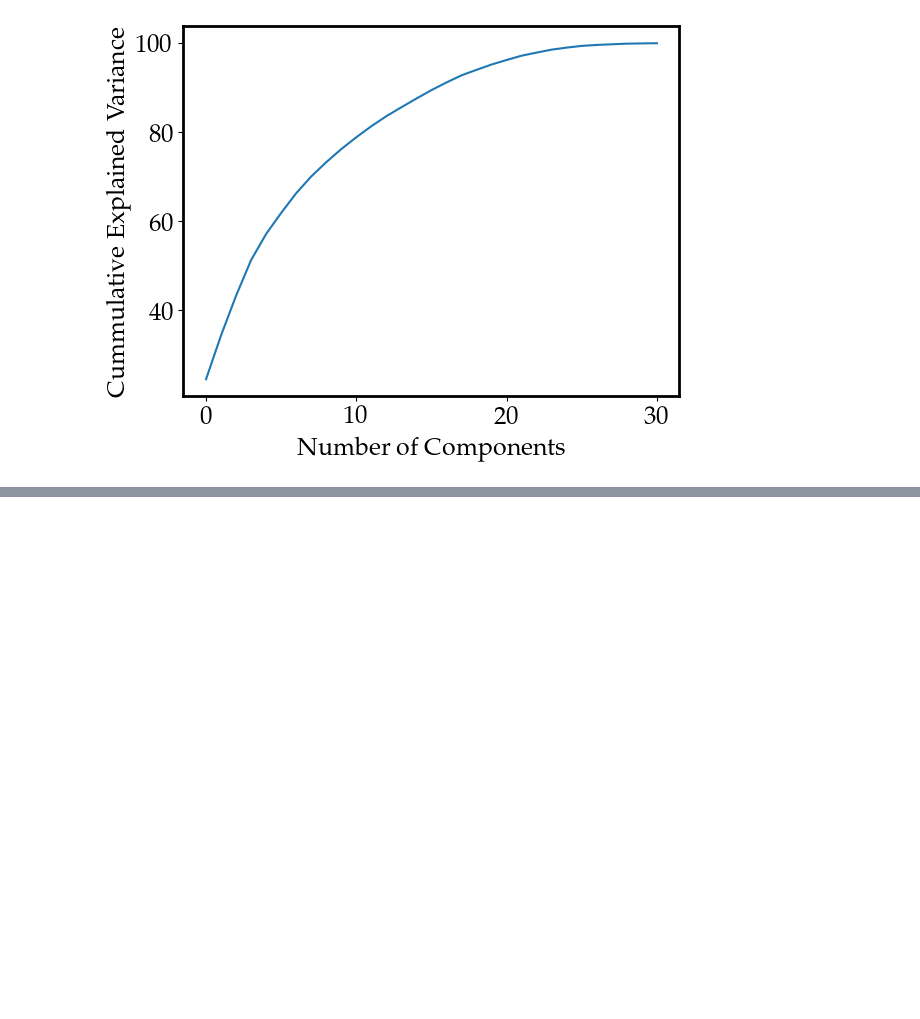
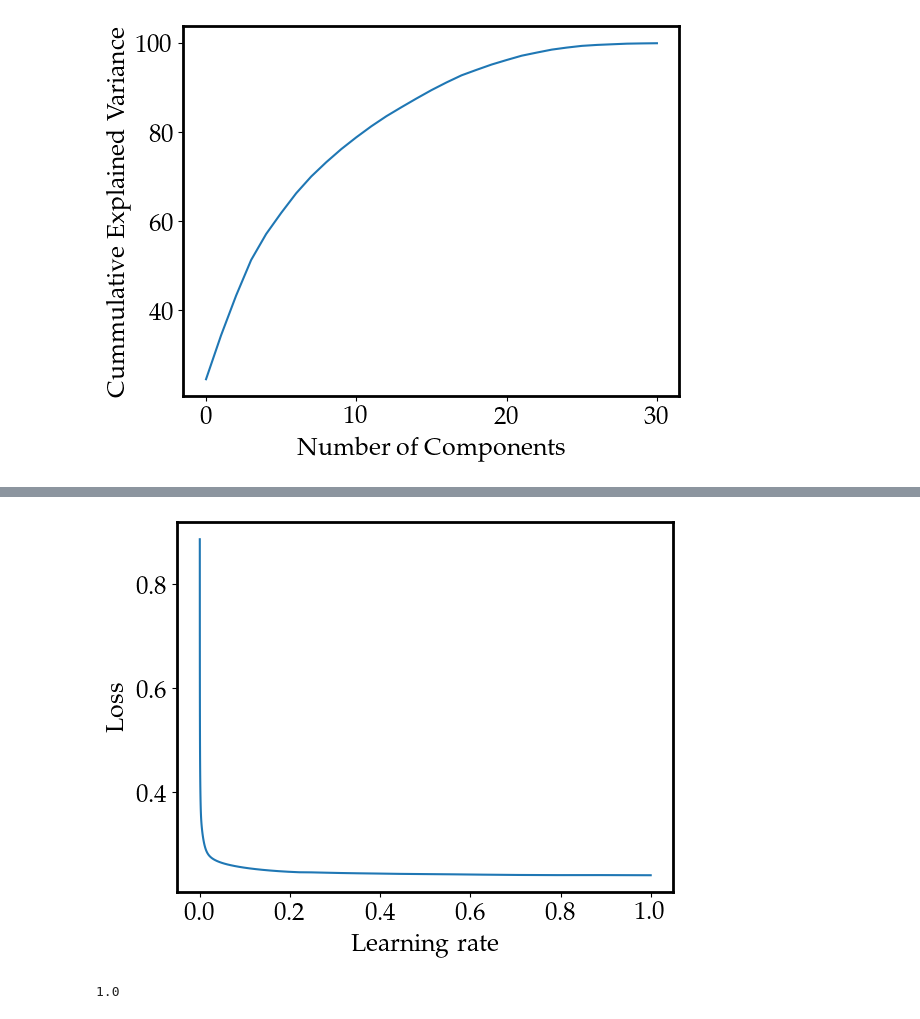
Before and after one commit to ikrommyd/PHYS549, a Jupyter notebook: model.ipynb, the cells around one changed output, grey strips where cells are left out. Cells and saved outputs as stored; diff of their text form; code cells hidden in the pictures; blank space fills up the shorter version.

```diff
--- a/model.ipynb
+++ b/model.ipynb
@@ -259,4 +239,7 @@ fj_tau_vertexMass_0              0.017537
 dtype: float64
+# %%
+X_train_final = pd.DataFrame(pca.transform(X_train)).iloc[:,:15]
+X_test_final =  pd.DataFrame(pca.transform(X_test)).iloc[:,:15]
 # %%
 def make_ks_plot(y_train, train_proba, y_test, test_proba, bins=30, fig_sz=(10, 8)):
     '''
@@ -328,9 +311,9 @@ def make_ks_plot(y_train, train_proba, y_test, test_proba, bins=30, fig_sz=(10,
 # build a simple neural network in keras
 
 keras_model = keras.Sequential()
-keras_model.add(Dense(units=32,activation='relu',input_dim=10))
-keras_model.add(Dense(units=32,activation='relu'))
+keras_model.add(Dense(units=62,activation='relu',input_dim=X_train_final.shape[1]))
+keras_model.add(Dense(units=62,activation='relu'))
 keras_model.add(Dense(units=2,activation='softmax'))
-keras_model.compile(optimizer='adam', loss='categorical_crossentropy', metrics=['accuracy'])
+keras_model.save_weights('random_weights.h5')
 print(keras_model.summary())
 # %% [output]
@@ -353 +365,13 @@ None
+# %%
+plt.plot(rates, losses)
+plt.xlabel("Learning rate")
+plt.ylabel("Loss")
+plt.show()
+# %% [output]
+[figure, added]
+# %%
+lr = rates[np.nanargmin(losses)]
+print(lr)
+# %% [output]
+1.0
 # %%
```
Also changed, not shown: parts of 28 cells of this notebook, 3 other files.
